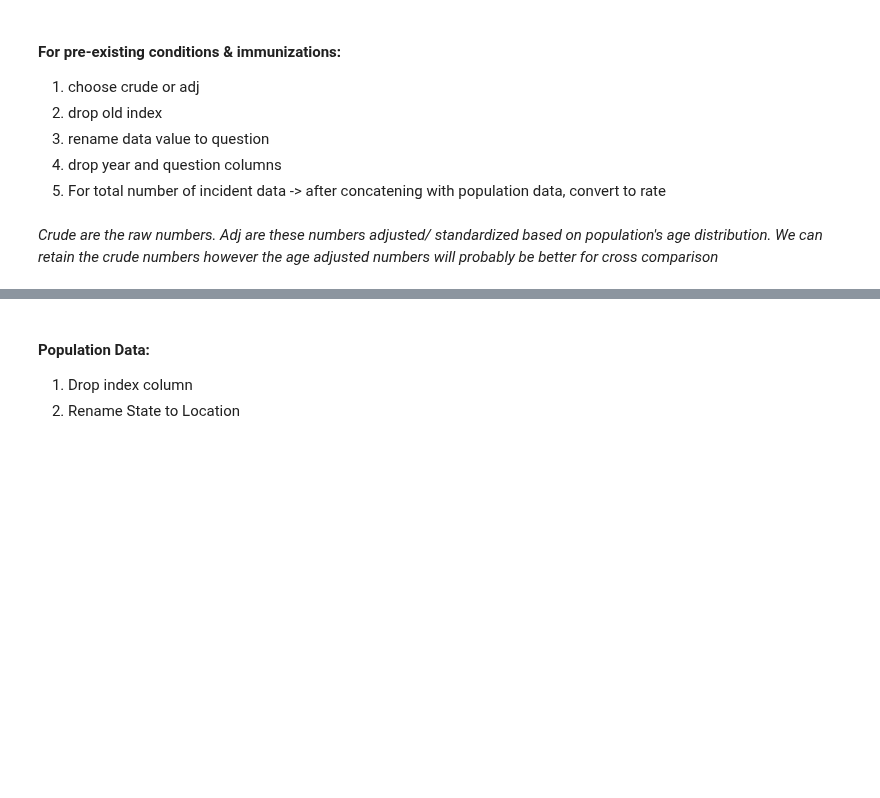
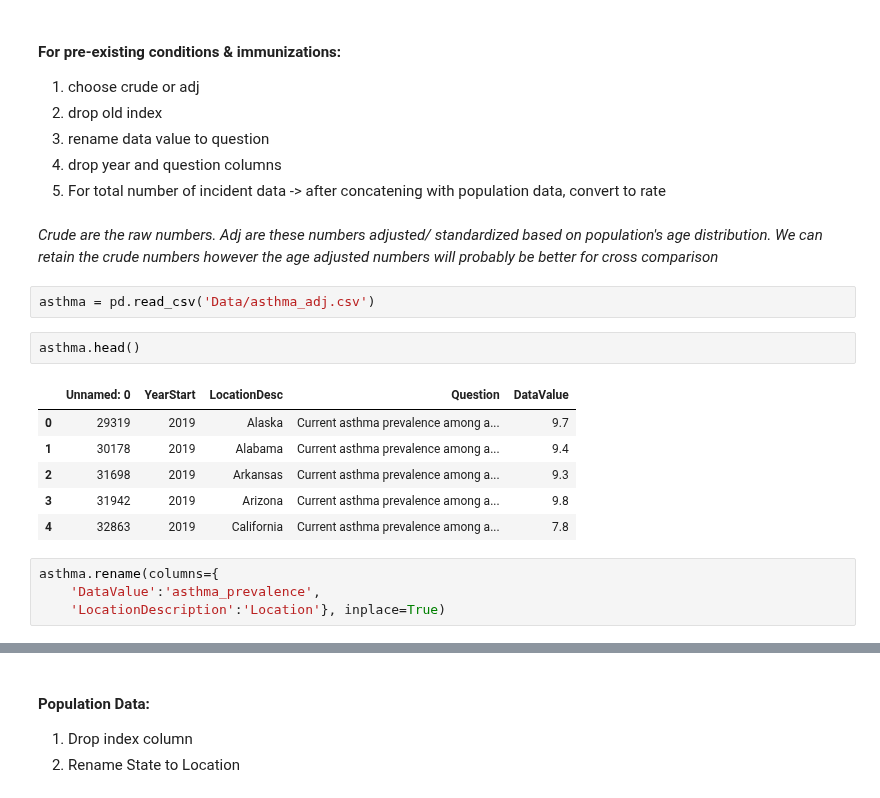
Before and after one commit to rafirahman27/Preparing_for_the_next_Pandemic, a Jupyter notebook: Katie.ipynb, the cells around one changed output, grey strips where cells are left out. Saved outputs shown, nothing was run; the diff lists cells and outputs as text; blank space fills up the shorter version.

```diff
--- a/Katie.ipynb
+++ b/Katie.ipynb
@@ -400,3 +402,18 @@ insur.head()
 5. For total number of incident data -> after concatening with population data, convert to rate
 # %% [markdown]
 *Crude are the raw numbers. Adj are these numbers adjusted/ standardized based on population's age distribution. We can retain the crude numbers however the age adjusted numbers will probably be better for cross comparison*
+# %%
+asthma = pd.read_csv('Data/asthma_adj.csv')
+# %%
+asthma.head()
+# %% [output]
+|  | Unnamed: 0 | YearStart | LocationDesc | Question | DataValue |
+| 0 | 29319 | 2019 | Alaska | Current asthma prevalence among a... | 9.7 |
+| 1 | 30178 | 2019 | Alabama | Current asthma prevalence among a... | 9.4 |
+| 2 | 31698 | 2019 | Arkansas | Current asthma prevalence among a... | 9.3 |
+| 3 | 31942 | 2019 | Arizona | Current asthma prevalence among a... | 9.8 |
+| 4 | 32863 | 2019 | California | Current asthma prevalence among a... | 7.8 |
+# %%
+asthma.rename(columns={
+    'DataValue':'asthma_prevalence',
+    'LocationDescription':'Location'}, inplace=True)
```
Also changed, not shown: parts of 15 cells of this notebook, 1 other file.
